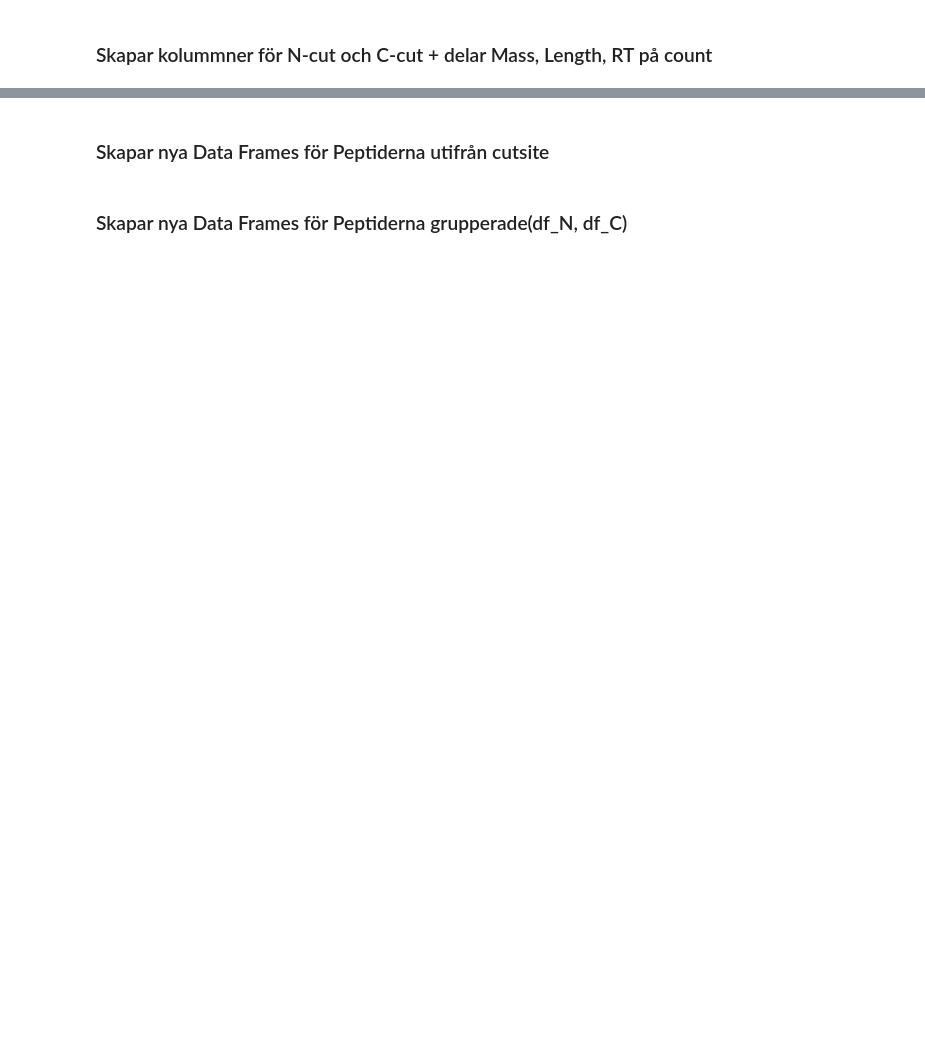
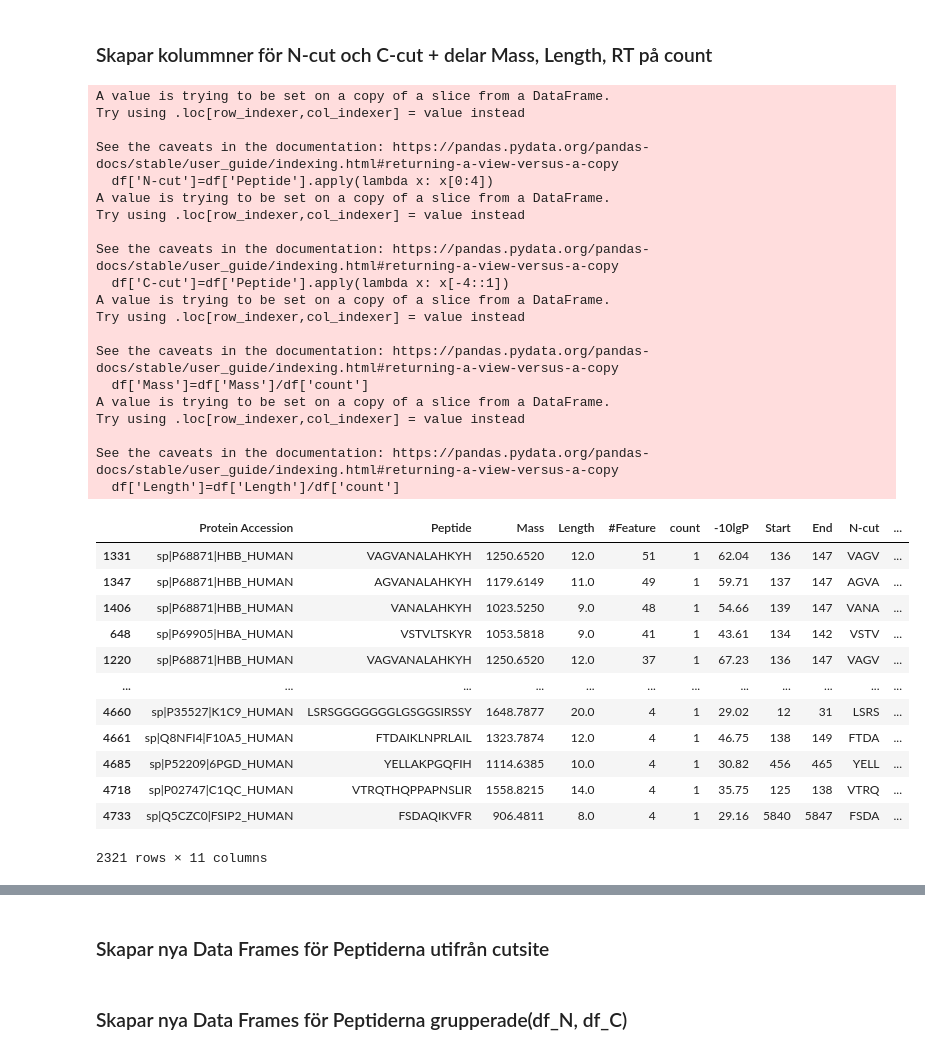
Before and after one commit to karlwallblom/peptidomic_py, a Jupyter notebook: analys ver1.ipynb, the cells around one changed output, grey strips where cells are left out. Saved outputs shown, nothing was run; the diff lists cells and outputs as text; code cells hidden in the pictures; blank space fills up the shorter version.

```diff
--- a/analys ver1.ipynb
+++ b/analys ver1.ipynb
@@ -110,7 +145,41 @@ df_same
 # %%
 df['N-cut']=df['Peptide'].apply(lambda x: x[0:4])
 df['C-cut']=df['Peptide'].apply(lambda x: x[-4::1])
 df['Mass']=df['Mass']/df['count']
 df['Length']=df['Length']/df['count']
-df['RT']=df['RT']/df['count']
 df = df.sort_values(['count','#Feature'], ascending=False)
+df
+# %% [output]
+A value is trying to be set on a copy of a slice from a DataFrame.
+Try using .loc[row_indexer,col_indexer] = value instead
+
+See the caveats in the documentation: https://pandas.pydata.org/pandas-docs/stable/user_guide/indexing.html#returning-a-view-versus-a-copy
+  df['N-cut']=df['Peptide'].apply(lambda x: x[0:4])
+A value is trying to be set on a copy of a slice from a DataFrame.
+Try using .loc[row_indexer,col_indexer] = value instead
+
+See the caveats in the documentation: https://pandas.pydata.org/pandas-docs/stable/user_guide/indexing.html#returning-a-view-versus-a-copy
+  df['C-cut']=df['Peptide'].apply(lambda x: x[-4::1])
+A value is trying to be set on a copy of a slice from a DataFrame.
+Try using .loc[row_indexer,col_indexer] = value instead
+
+See the caveats in the documentation: https://pandas.pydata.org/pandas-docs/stable/user_guide/indexing.html#returning-a-view-versus-a-copy
+  df['Mass']=df['Mass']/df['count']
+A value is trying to be set on a copy of a slice from a DataFrame.
+Try using .loc[row_indexer,col_indexer] = value instead
+
+See the caveats in the documentation: https://pandas.pydata.org/pandas-docs/stable/user_guide/indexing.html#returning-a-view-versus-a-copy
+  df['Length']=df['Length']/df['count']
+|  | Protein Accession | Peptide | Mass | Length | #Feature | count | -10lgP | Start | End | N-cut | ... |
+| 1331 | sp|P68871|HBB_HUMAN | VAGVANALAHKYH | 1250.6520 | 12.0 | 51 | 1 | 62.04 | 136 | 147 | VAGV | ... |
+| 1347 | sp|P68871|HBB_HUMAN | AGVANALAHKYH | 1179.6149 | 11.0 | 49 | 1 | 59.71 | 137 | 147 | AGVA | ... |
+| 1406 | sp|P68871|HBB_HUMAN | VANALAHKYH | 1023.5250 | 9.0 | 48 | 1 | 54.66 | 139 | 147 | VANA | ... |
+| 648 | sp|P69905|HBA_HUMAN | VSTVLTSKYR | 1053.5818 | 9.0 | 41 | 1 | 43.61 | 134 | 142 | VSTV | ... |
+| 1220 | sp|P68871|HBB_HUMAN | VAGVANALAHKYH | 1250.6520 | 12.0 | 37 | 1 | 67.23 | 136 | 147 | VAGV | ... |
+| ... | ... | ... | ... | ... | ... | ... | ... | ... | ... | ... | ... |
+| 4660 | sp|P35527|K1C9_HUMAN | LSRSGGGGGGGLGSGGSIRSSY | 1648.7877 | 20.0 | 4 | 1 | 29.02 | 12 | 31 | LSRS | ... |
+| 4661 | sp|Q8NFI4|F10A5_HUMAN | FTDAIKLNPRLAIL | 1323.7874 | 12.0 | 4 | 1 | 46.75 | 138 | 149 | FTDA | ... |
+| 4685 | sp|P52209|6PGD_HUMAN | YELLAKPGQFIH | 1114.6385 | 10.0 | 4 | 1 | 30.82 | 456 | 465 | YELL | ... |
+| 4718 | sp|P02747|C1QC_HUMAN | VTRQTHQPPAPNSLIR | 1558.8215 | 14.0 | 4 | 1 | 35.75 | 125 | 138 | VTRQ | ... |
+| 4733 | sp|Q5CZC0|FSIP2_HUMAN | FSDAQIKVFR | 906.4811 | 8.0 | 4 | 1 | 29.16 | 5840 | 5847 | FSDA | ... |
+2321 rows × 11 columns
```
Also changed, not shown: parts of 8 cells of this notebook.
